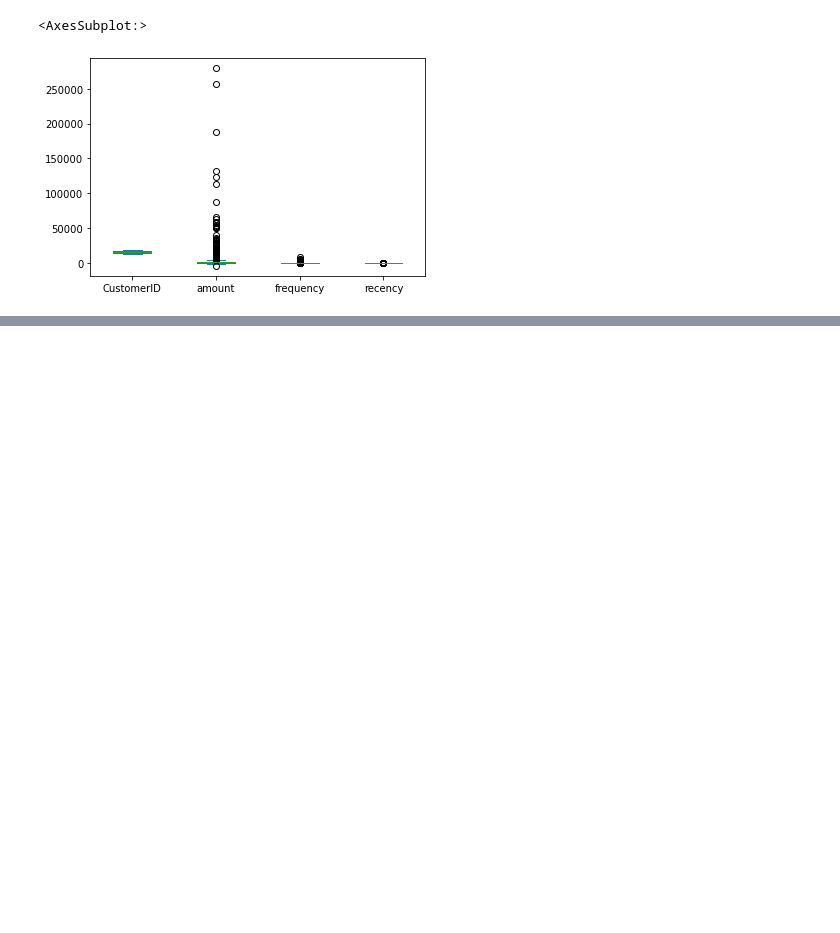
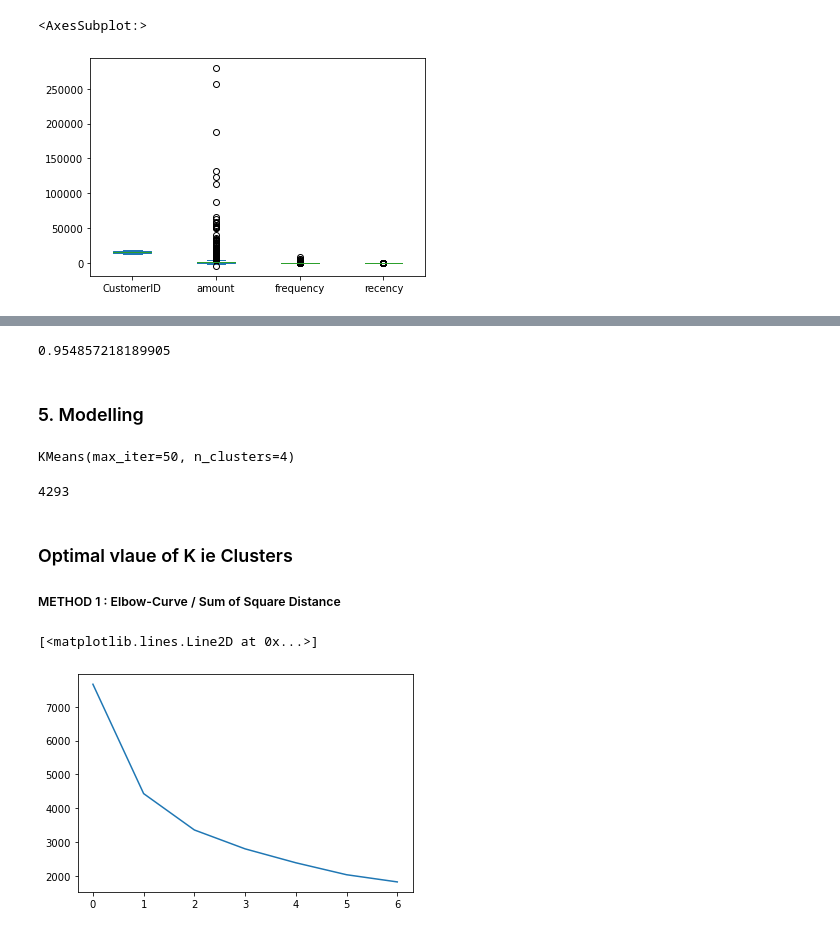
Before and after one commit to tosif91/ml_K_means_online_retail_transaction, a Jupyter notebook: notebook.ipynb, the cells around one changed output, grey strips where cells are left out. Saved outputs shown, nothing was run; the diff lists cells and outputs as text; code cells hidden in the pictures; blank space fills up the shorter version.

Commit message:
model building completed

```diff
--- a/notebook.ipynb
+++ b/notebook.ipynb
@@ -190,0 +251,7 @@ gf.head(3)
+# %%
+hopkins(gf_scaled)
+# The dataset is suitable for clustering
+# %% [output]
+0.954857218189905
+# %% [markdown]
+### 5. Modelling
@@ -190,0 +260,30 @@ gf.head(3)
+# %%
+# k-means with some arbitary K
+kmeans = KMeans(n_clusters=4,max_iter=50)
+kmeans.fit(gf_scaled)
+# %% [output]
+KMeans(max_iter=50, n_clusters=4)
+# %%
+len(kmeans.labels_)
+# %% [output]
+4293
+# %% [markdown]
+### Optimal vlaue of K ie Clusters
+
+##### METHOD 1 : Elbow-Curve / Sum of Square Distance
+# %%
+
+ssd= []
+range_n_clusters=[2,3,4,5,6,7,8]
+for num in range_n_clusters:
+    kmeans = KMeans(n_clusters=num,max_iter=50)
+    kmeans.fit(gf_scaled)
+    ssd.append(kmeans.inertia_)
+
+plt.plot(ssd)
+# The graph show till cluster 3 thiers is significant decrease and after increasing
+# cluster to 4 and so on thiers is insignificant decrease in sum of square distance thus
+# the optimal value of cluster is 3.  Also must have domain/expertise for selecting K value
+# %% [output]
+[<matplotlib.lines.Line2D at 0x...>]
+[figure, added]
```
Also changed, not shown: parts of 16 cells of this notebook.
